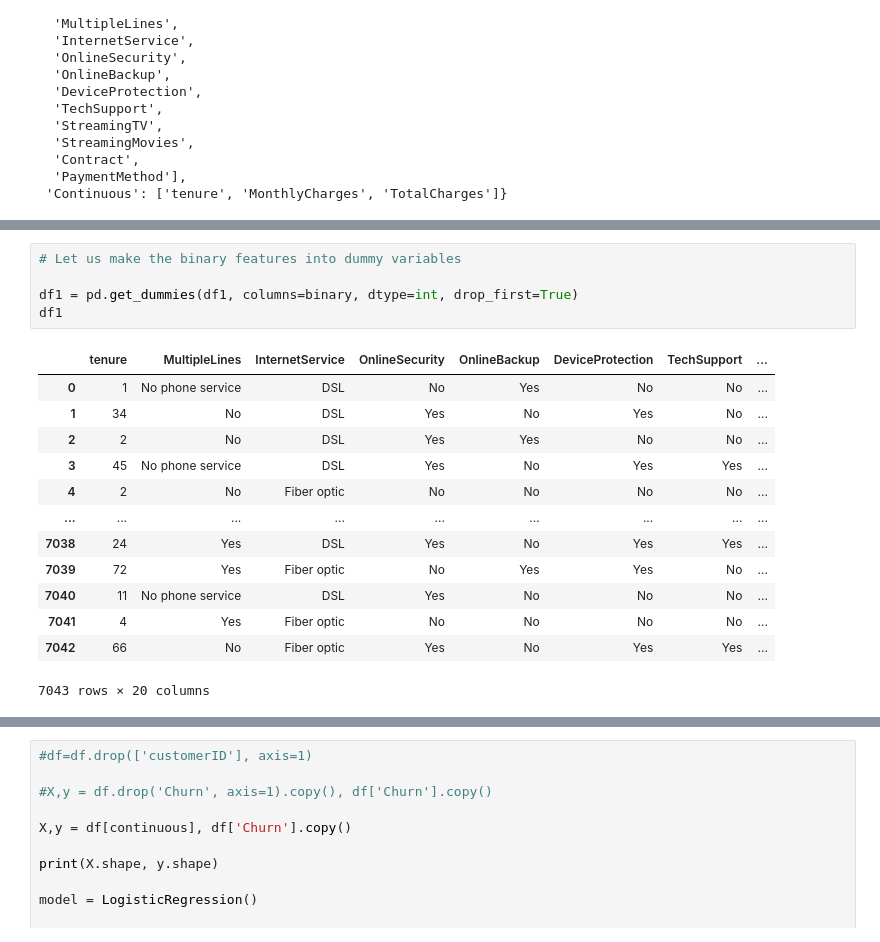
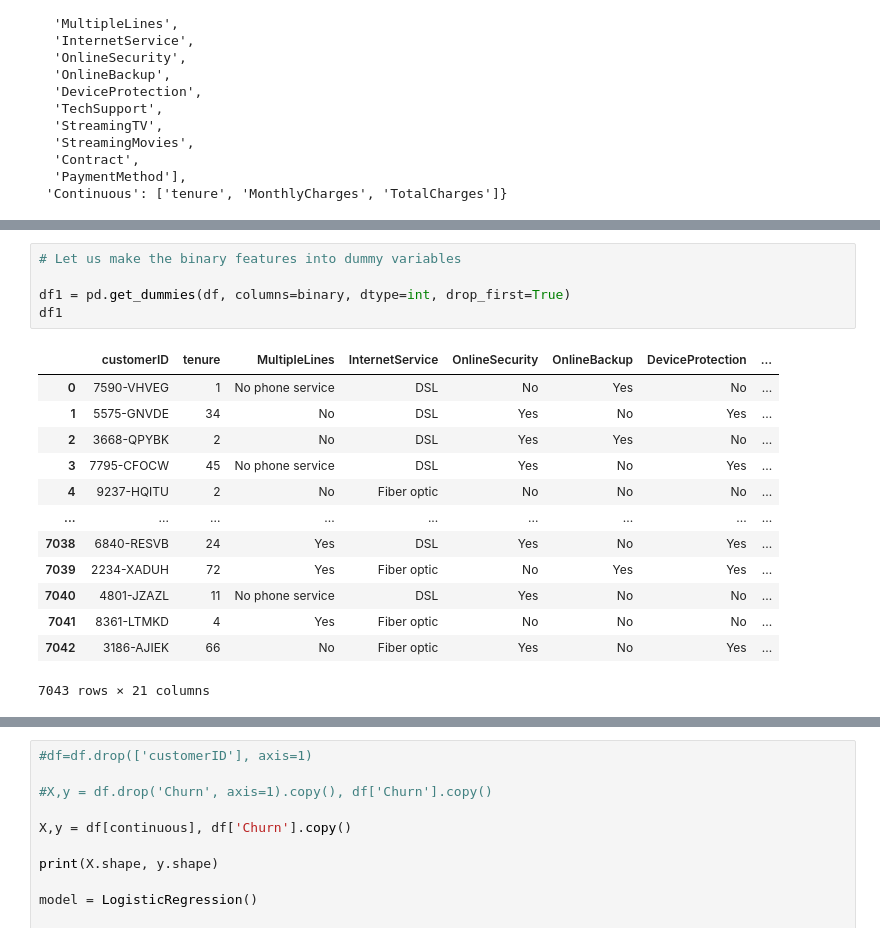
Before and after one commit to Sidik0001/Application-of-AI, a Jupyter notebook: AI.ipynb, the cells around one changed output, grey strips where cells are left out. Cells and saved outputs as stored; diff of their text form.

```diff
--- a/AI.ipynb
+++ b/AI.ipynb
@@ -170,19 +200,19 @@ df1 = df1.drop(columns=['customerID'])
 # %%
 # Let us make the binary features into dummy variables
 
-df1 = pd.get_dummies(df1, columns=binary, dtype=int, drop_first=True)
+df1 = pd.get_dummies(df, columns=binary, dtype=int, drop_first=True)
 df1
 # %% [output]
-|  | tenure | MultipleLines | InternetService | OnlineSecurity | OnlineBackup | DeviceProtection | TechSupport | ... |
-| 0 | 1 | No phone service | DSL | No | Yes | No | No | ... |
-| 1 | 34 | No | DSL | Yes | No | Yes | No | ... |
-| 2 | 2 | No | DSL | Yes | Yes | No | No | ... |
-| 3 | 45 | No phone service | DSL | Yes | No | Yes | Yes | ... |
-| 4 | 2 | No | Fiber optic | No | No | No | No | ... |
+|  | customerID | tenure | MultipleLines | InternetService | OnlineSecurity | OnlineBackup | DeviceProtection | ... |
+| 0 | 7590-VHVEG | 1 | No phone service | DSL | No | Yes | No | ... |
+| 1 | 5575-GNVDE | 34 | No | DSL | Yes | No | Yes | ... |
+| 2 | 3668-QPYBK | 2 | No | DSL | Yes | Yes | No | ... |
+| 3 | 7795-CFOCW | 45 | No phone service | DSL | Yes | No | Yes | ... |
+| 4 | 9237-HQITU | 2 | No | Fiber optic | No | No | No | ... |
 | ... | ... | ... | ... | ... | ... | ... | ... | ... |
-| 7038 | 24 | Yes | DSL | Yes | No | Yes | Yes | ... |
-| 7039 | 72 | Yes | Fiber optic | No | Yes | Yes | No | ... |
-| 7040 | 11 | No phone service | DSL | Yes | No | No | No | ... |
-| 7041 | 4 | Yes | Fiber optic | No | No | No | No | ... |
-| 7042 | 66 | No | Fiber optic | Yes | No | Yes | Yes | ... |
+| 7038 | 6840-RESVB | 24 | Yes | DSL | Yes | No | Yes | ... |
+| 7039 | 2234-XADUH | 72 | Yes | Fiber optic | No | Yes | Yes | ... |
+| 7040 | 4801-JZAZL | 11 | No phone service | DSL | Yes | No | No | ... |
+| 7041 | 8361-LTMKD | 4 | Yes | Fiber optic | No | No | No | ... |
+| 7042 | 3186-AJIEK | 66 | No | Fiber optic | Yes | No | Yes | ... |
-7043 rows × 20 columns
+7043 rows × 21 columns
```
Also changed, not shown: parts of 13 cells of this notebook.
